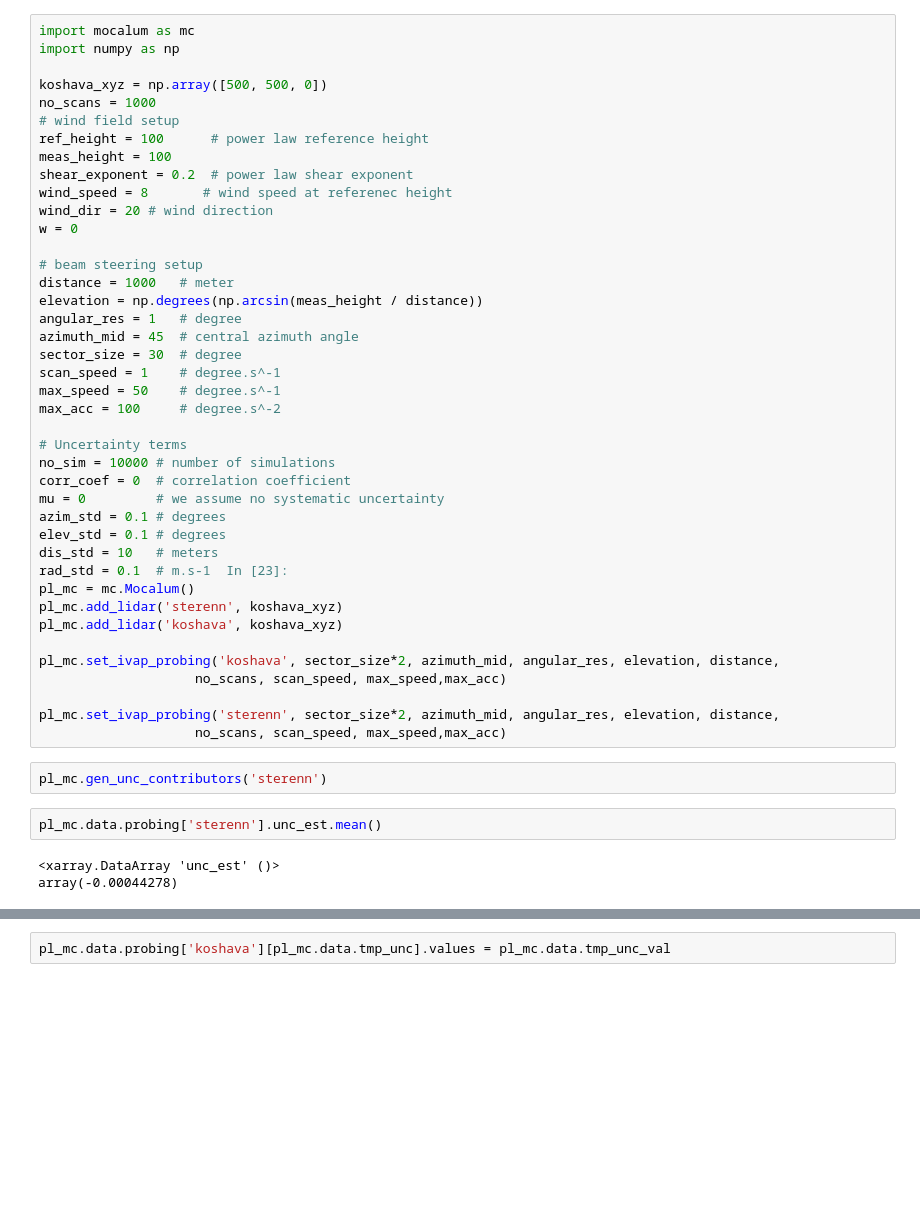
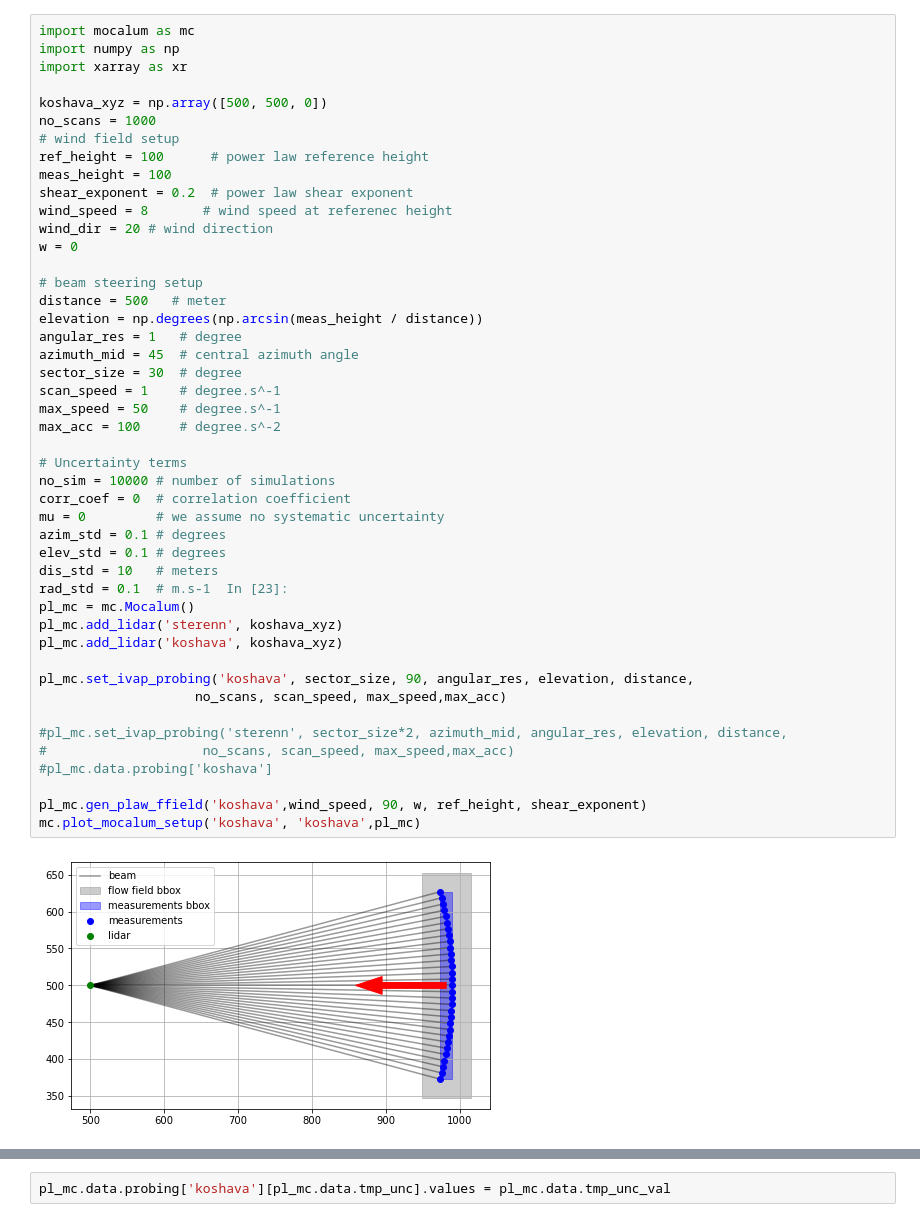
Before and after one commit to Burro7J/mocalum, a Jupyter notebook: examples/redo_for_multi_lidar.ipynb, the cells around one changed output, grey strips where cells are left out. Saved outputs shown, nothing was run; the diff lists cells and outputs as text; blank space fills up the shorter version.

```diff
--- a/examples/redo_for_multi_lidar.ipynb
+++ b/examples/redo_for_multi_lidar.ipynb
@@ -1,6 +1,7 @@
 # %%
 import mocalum as mc
 import numpy as np
+import xarray as xr
 
 koshava_xyz = np.array([500, 500, 0])
 no_scans = 1000
@@ -8,41 +9,40 @@ no_scans = 1000
 ref_height = 100      # power law reference height
 meas_height = 100
 shear_exponent = 0.2  # power law shear exponent
 wind_speed = 8       # wind speed at referenec height
 wind_dir = 20 # wind direction
 w = 0
 
 # beam steering setup
-distance = 1000   # meter
+distance = 500   # meter
 elevation = np.degrees(np.arcsin(meas_height / distance))
 angular_res = 1   # degree
 azimuth_mid = 45  # central azimuth angle
 sector_size = 30  # degree
 scan_speed = 1    # degree.s^-1
 max_speed = 50    # degree.s^-1
 max_acc = 100     # degree.s^-2
 
 # Uncertainty terms
 no_sim = 10000 # number of simulations
 corr_coef = 0  # correlation coefficient
 mu = 0         # we assume no systematic uncertainty
 azim_std = 0.1 # degrees
 elev_std = 0.1 # degrees
 dis_std = 10   # meters
 rad_std = 0.1  # m.s-1  In [23]:
 pl_mc = mc.Mocalum()
 pl_mc.add_lidar('sterenn', koshava_xyz)
 pl_mc.add_lidar('koshava', koshava_xyz)
 
-pl_mc.set_ivap_probing('koshava', sector_size*2, azimuth_mid, angular_res, elevation, distance,
+pl_mc.set_ivap_probing('koshava', sector_size, 90, angular_res, elevation, distance,
                     no_scans, scan_speed, max_speed,max_acc)
 
-pl_mc.set_ivap_probing('sterenn', sector_size*2, azimuth_mid, angular_res, elevation, distance,
-                    no_scans, scan_speed, max_speed,max_acc)
+#pl_mc.set_ivap_probing('sterenn', sector_size*2, azimuth_mid, angular_res, elevation, distance,
+#                    no_scans, scan_speed, max_speed,max_acc)
+#pl_mc.data.probing['koshava']
+
+pl_mc.gen_plaw_ffield('koshava',wind_speed, 90, w, ref_height, shear_exponent)
+mc.plot_mocalum_setup('koshava', 'koshava',pl_mc)
+# %% [output]
+[figure, added]
-# %%
-pl_mc.gen_unc_contributors('sterenn')
-# %%
-pl_mc.data.probing['sterenn'].unc_est.mean()
-# %% [output]
-<xarray.DataArray 'unc_est' ()>
-array(-0.00044278)
```
Also changed, not shown: parts of 15 cells of this notebook, 3 other files.
